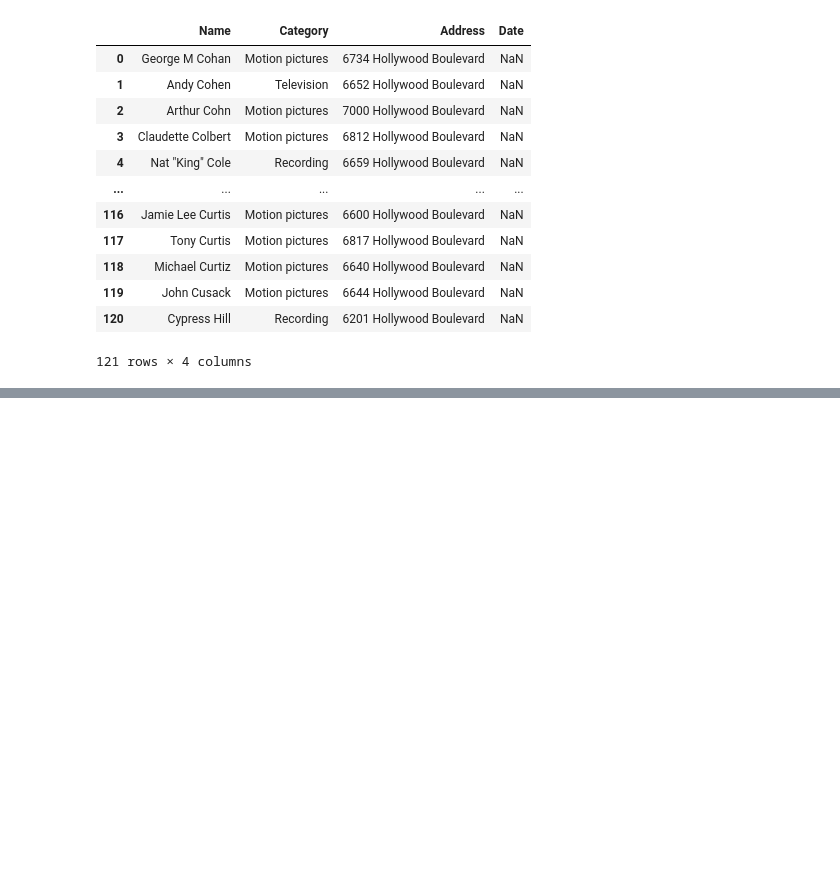
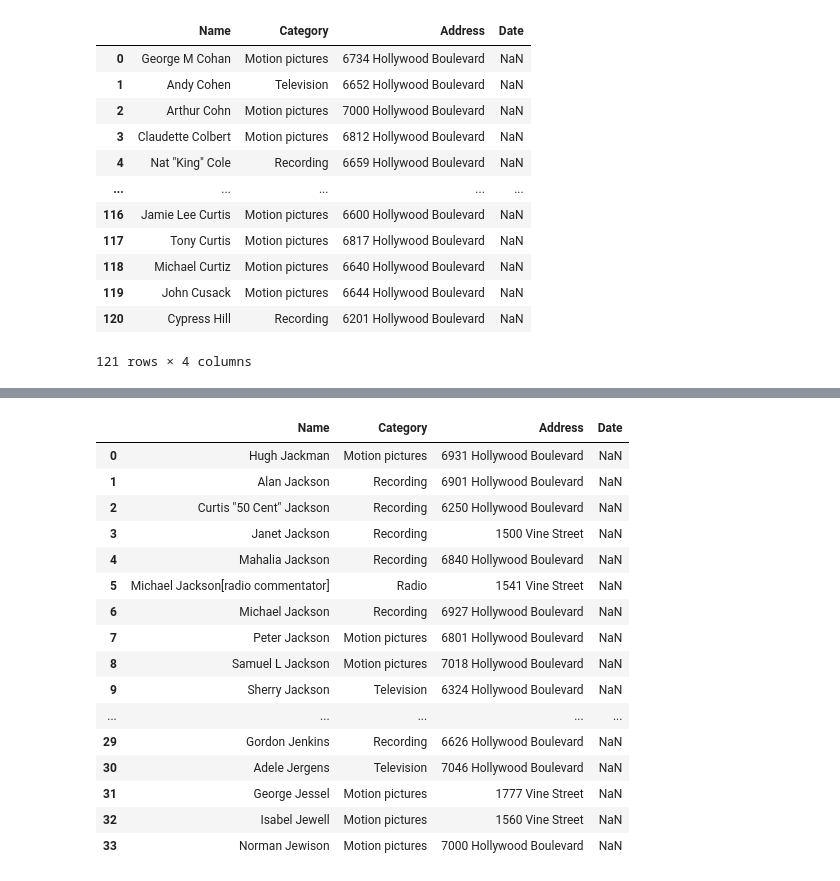
Before and after one commit to mburns74/marty_capstone, a Jupyter notebook: scripts/m_burns_cap_scrape.ipynb, the cells around one changed output, grey strips where cells are left out. Drawn from its saved outputs; the diff is of its cells as text; code cells hidden in the pictures; blank space fills up the shorter version.

```diff
--- a/scripts/m_burns_cap_scrape.ipynb
+++ b/scripts/m_burns_cap_scrape.ipynb
@@ -846,0 +1041,21 @@ holly_c1
+# %%
+holly_j = hollywood_df[26]
+holly_j
+# %% [output]
+|  | Name | Category | Address | Date |
+| 0 | Hugh Jackman | Motion pictures | 6931 Hollywood Boulevard | NaN |
+| 1 | Alan Jackson | Recording | 6901 Hollywood Boulevard | NaN |
+| 2 | Curtis "50 Cent" Jackson | Recording | 6250 Hollywood Boulevard | NaN |
+| 3 | Janet Jackson | Recording | 1500 Vine Street | NaN |
+| 4 | Mahalia Jackson | Recording | 6840 Hollywood Boulevard | NaN |
+| 5 | Michael Jackson[radio commentator] | Radio | 1541 Vine Street | NaN |
+| 6 | Michael Jackson | Recording | 6927 Hollywood Boulevard | NaN |
+| 7 | Peter Jackson | Motion pictures | 6801 Hollywood Boulevard | NaN |
+| 8 | Samuel L Jackson | Motion pictures | 7018 Hollywood Boulevard | NaN |
+| 9 | Sherry Jackson | Television | 6324 Hollywood Boulevard | NaN |
+| ... | ... | ... | ... | ... |
+| 29 | Gordon Jenkins | Recording | 6626 Hollywood Boulevard | NaN |
+| 30 | Adele Jergens | Television | 7046 Hollywood Boulevard | NaN |
+| 31 | George Jessel | Motion pictures | 1777 Vine Street | NaN |
+| 32 | Isabel Jewell | Motion pictures | 1560 Vine Street | NaN |
+| 33 | Norman Jewison | Motion pictures | 7000 Hollywood Boulevard | NaN |
```
Also changed, not shown: parts of 68 cells of this notebook.
